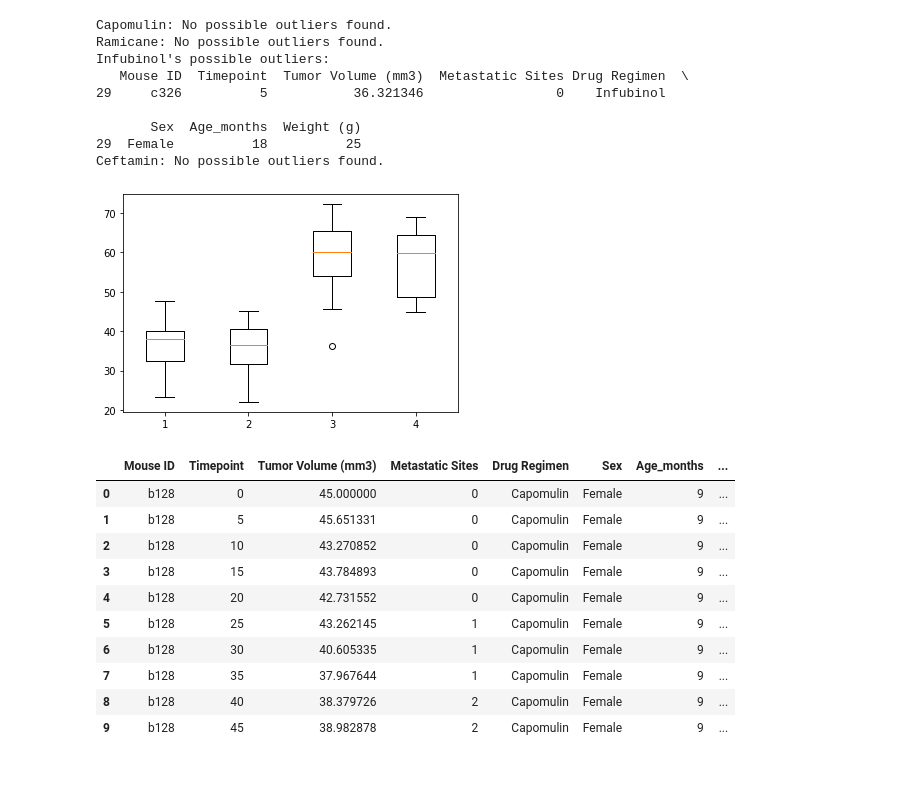
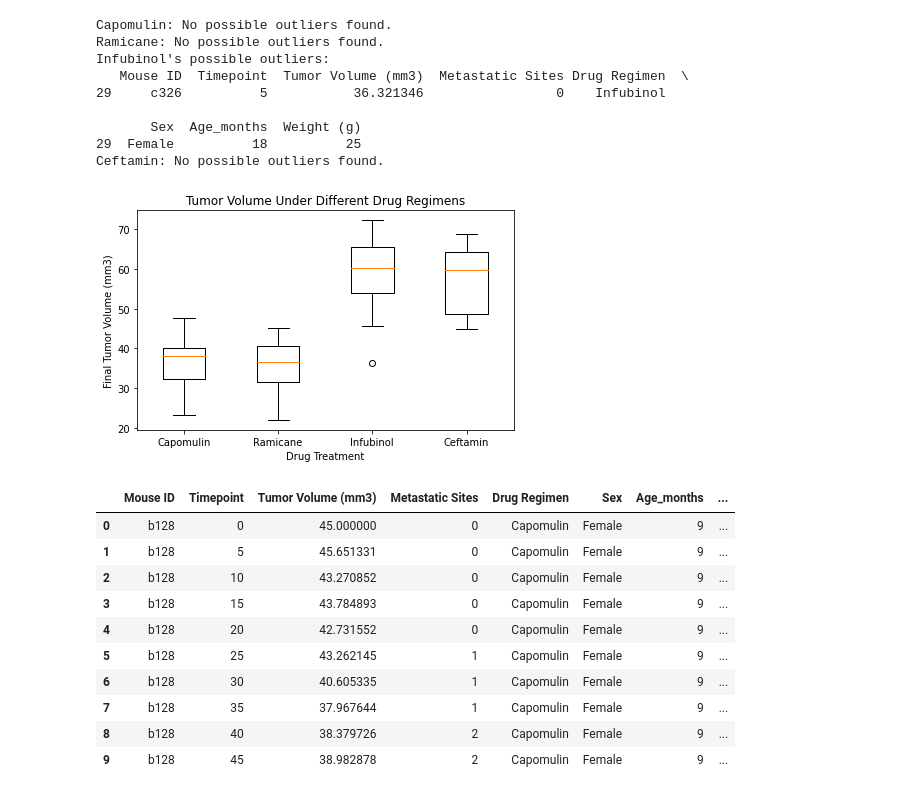
Before and after one commit to Wheezyotter/data_visualization-challenge, a Jupyter notebook: pymaceuticals.ipynb, the cells around one changed output. Saved outputs shown, nothing was run; the diff lists cells and outputs as text; code cells hidden in the pictures.

```diff
--- a/pymaceuticals.ipynb
+++ b/pymaceuticals.ipynb
@@ -208,13 +208,20 @@ Infubinol's possible outliers:
        Sex  Age_months  Weight (g)
 29  Female          18          25
 Ceftamin: No possible outliers found.
-# %%
-fig1, ax1 = plt.subplots()
-ax1.boxplot(max_tumors)
-# Format!!
-plt.show()
-# %% [output]
-[figure, removed]
+# %%
+fig1, ax1 = plt.subplots()
+ax1.boxplot(max_tumors, labels = treatments, flierprops=)
+
+ax1.set_title("Tumor Volume Under Different Drug Regimens")
+ax1.set_xlabel("Drug Treatment")
+ax1.set_ylabel("Final Tumor Volume (mm3)")
+
+ax1.plt
+
+plt.tight_layout()
+plt.show()
+# %% [output]
+[figure, added]
 # %%
 tumor_vol_capomulin_b128 = clean_mouse_study.loc[(clean_mouse_study["Drug Regimen"] == "Capomulin") & (clean_mouse_study["Mouse ID"] == "b128")]
 tumor_vol_capomulin_b128
```
Also changed, not shown: parts of 3 cells of this notebook.
